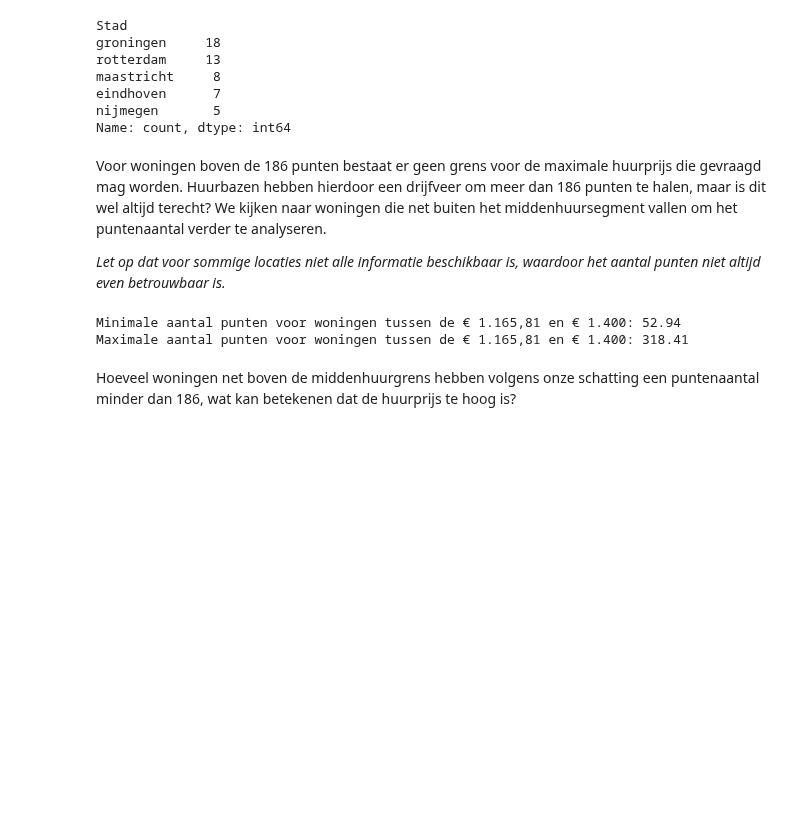
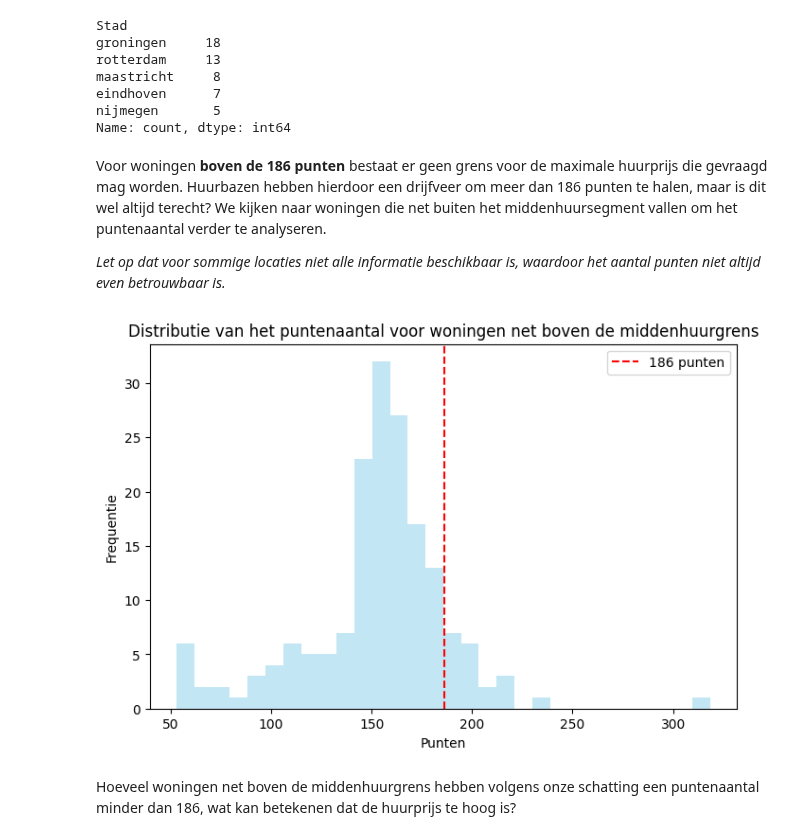
Before and after one commit to gizembrasser/huizenprijzen-volkskrant, a Jupyter notebook: analysis/analysis.ipynb, the cells around one changed output. Drawn from its saved outputs; the diff is of its cells as text; code cells hidden in the pictures; blank space fills up the shorter version.

```diff
--- a/analysis/analysis.ipynb
+++ b/analysis/analysis.ipynb
@@ -503,22 +532,25 @@ eindhoven      7
 nijmegen       5
 Name: count, dtype: int64
 # %% [markdown]
-Voor woningen boven de 186 punten bestaat er geen grens voor de maximale huurprijs die gevraagd mag worden. Huurbazen hebben hierdoor een drijfveer om meer dan 186 punten te halen, maar is dit wel altijd terecht? We kijken naar woningen die net buiten het middenhuursegment vallen om het puntenaantal verder te analyseren.
+Voor woningen **boven de 186 punten** bestaat er geen grens voor de maximale huurprijs die gevraagd mag worden. Huurbazen hebben hierdoor een drijfveer om meer dan 186 punten te halen, maar is dit wel altijd terecht? We kijken naar woningen die net buiten het middenhuursegment vallen om het puntenaantal verder te analyseren.
 
 *Let op dat voor sommige locaties niet alle informatie beschikbaar is, waardoor het aantal punten niet altijd even betrouwbaar is.*
-# %%
-boven_middenhuur = pararius[(pararius['Huurprijs'] > 1165.81) & (pararius['Huurprijs'] <= 1400)]
-boven_middenhuur = boven_middenhuur.sort_values(by="Punten", ascending=True)
-
-# Bekijk de minimale en maximale waarden voor het puntenaantal
-min_punten = boven_middenhuur["Punten"].min()
-max_punten = boven_middenhuur["Punten"].max()
-
-print("Minimale aantal punten voor woningen tussen de € 1.165,81 en € 1.400:", min_punten)
-print("Maximale aantal punten voor woningen tussen de € 1.165,81 en € 1.400:", max_punten)
-# %% [output]
-Minimale aantal punten voor woningen tussen de € 1.165,81 en € 1.400: 52.94
-Maximale aantal punten voor woningen tussen de € 1.165,81 en € 1.400: 318.41
+# %%
+boven_middenhuur = pararius[(pararius['Huurprijs'] > 1165.81) & (pararius['Huurprijs'] <= 1400)]
+boven_middenhuur = boven_middenhuur.sort_values(by="Punten", ascending=True)
+
+# Bekijk de verdeling van het aantal punten
+plt.figure(figsize=(8, 5))
+plt.hist(boven_middenhuur["Punten"].dropna(), bins=30, color="skyblue", alpha=0.5)
+plt.axvline(x=186, color='red', linestyle='--', linewidth=1.5, label="186 punten")
+plt.title("Distributie van het puntenaantal voor woningen net boven de middenhuurgrens")
+plt.xlabel("Punten")
+plt.ylabel("Frequentie")
+plt.legend()
+
+plt.show()
+# %% [output]
+[figure, added]
 # %% [markdown]
 Hoeveel woningen net boven de middenhuurgrens hebben volgens onze schatting een puntenaantal minder dan 186, wat kan betekenen dat de huurprijs te hoog is?
 # %%
```
Also changed, not shown: parts of 9 cells of this notebook, 5 other files.
